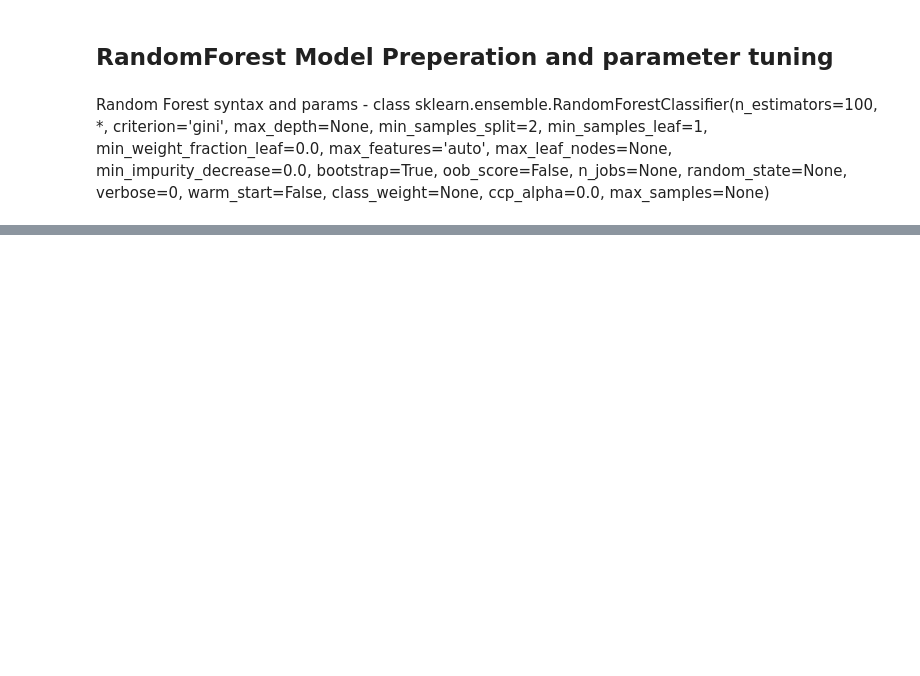
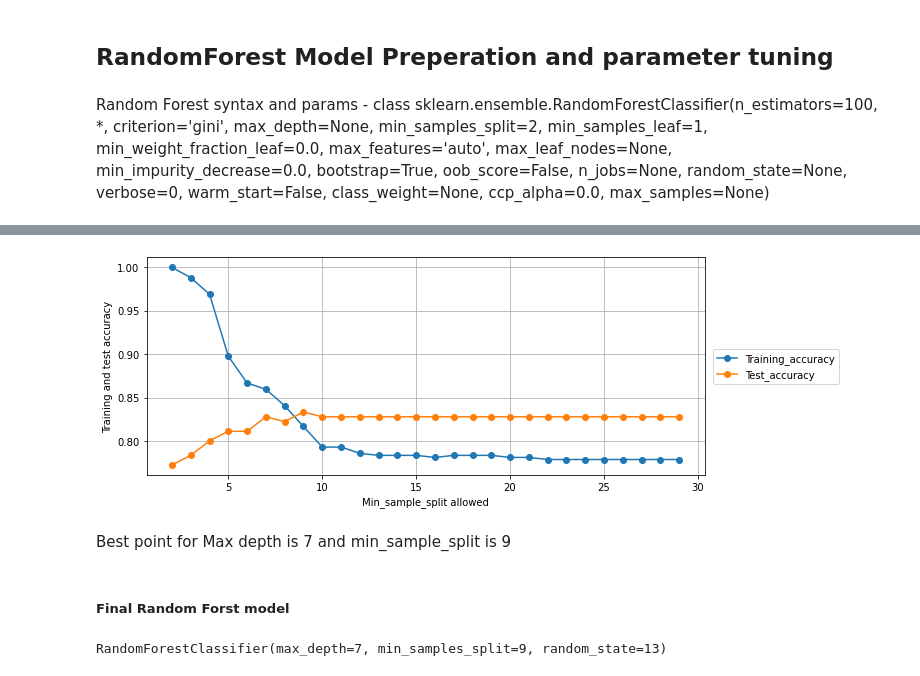
Before and after one commit to Smit131/DS-assignments-python, a Jupyter notebook: Random Forest/Random Forest ParaDetails.ipynb, the cells around one changed output, grey strips where cells are left out. Cells and saved outputs as stored; diff of their text form; code cells hidden in the pictures; blank space fills up the shorter version.

```diff
--- a/Random Forest/Random Forest ParaDetails.ipynb
+++ b/Random Forest/Random Forest ParaDetails.ipynb
@@ -209,0 +269,13 @@ class sklearn.ensemble.RandomForestClassifier(n_estimators=100, *, criterion='gi
+# %%
+sample_score = []
+for i in range (2,30):
+    markx = RFC(n_estimators = 100,criterion = "gini", min_samples_split = i ,random_state = 13)
+    markx.fit(tr_df_x,tr_df_y)
+    pred_tr = markx.predict(tr_df_x)
+    pred_ts = markx.predict(ts_df_x)
+    tr_ac = np.mean(pred_tr == tr_df_y)
+    ts_ac = np.mean(pred_ts == ts_df_y)
+    f = [i , tr_ac , ts_ac]
+    sample_score.append(f)
+# %%
+sample_score_df = pd.DataFrame(sample_score , columns = ["Min_Sample", "Training Accuracy","Test Accuracy"])
@@ -209,0 +313,15 @@ class sklearn.ensemble.RandomForestClassifier(n_estimators=100, *, criterion='gi
+# %%
+plt.figure(figsize = (10,4))
+plt.plot(sample_score_df["Min_Sample"],sample_score_df["Training Accuracy"], marker ="o")
+plt.plot(sample_score_df["Min_Sample"], sample_score_df["Test Accuracy"], marker ="o")
+plt.legend(["Training_accuracy","Test_accuracy"],bbox_to_anchor = (1.25, 0.6))
+plt.xlabel("Min_sample_split allowed")
+plt.ylabel("Training and test accuracy")
+plt.grid(True)
+plt.show()
+# %% [output]
+[figure, added]
+# %% [markdown]
+Best point for Max depth is 7 and min_sample_split is 9
+# %% [markdown]
+##### Final Random Forst model
@@ -209,0 +330,4 @@ class sklearn.ensemble.RandomForestClassifier(n_estimators=100, *, criterion='gi
+# %%
+mark42.fit(tr_df_x,tr_df_y)
+# %% [output]
+RandomForestClassifier(max_depth=7, min_samples_split=9, random_state=13)
```
Also changed, not shown: parts of 21 cells of this notebook, 1 other file.
